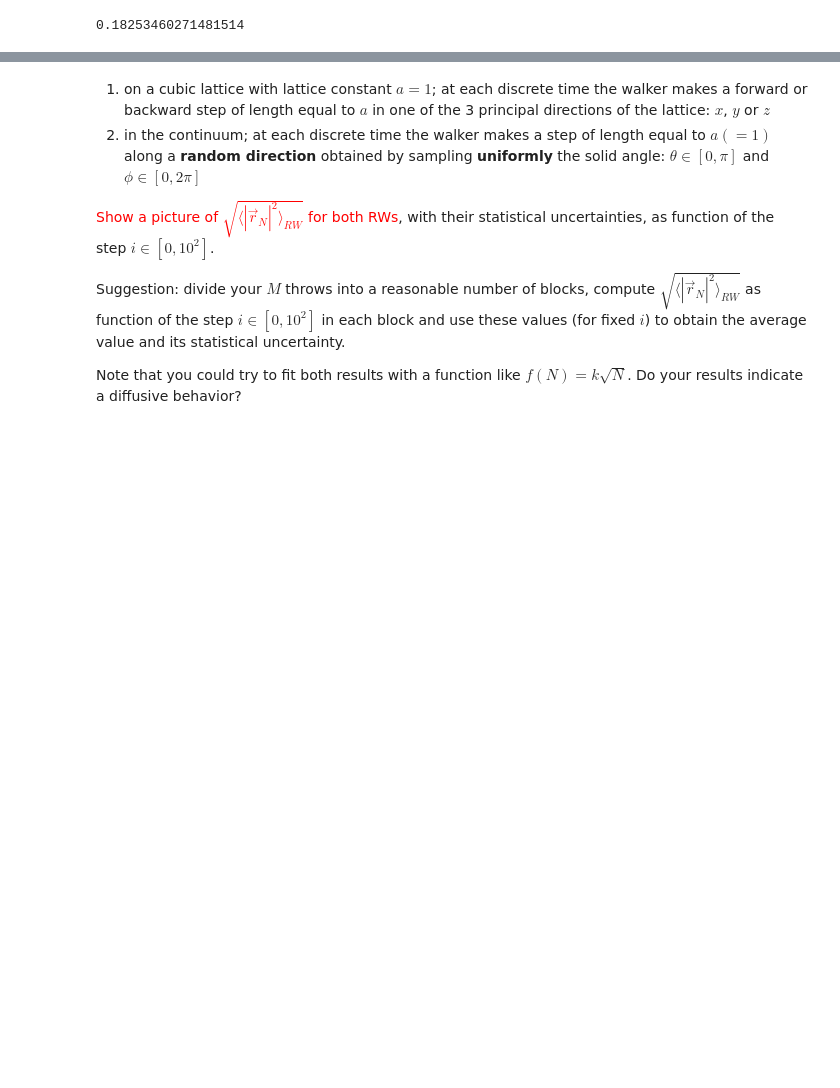
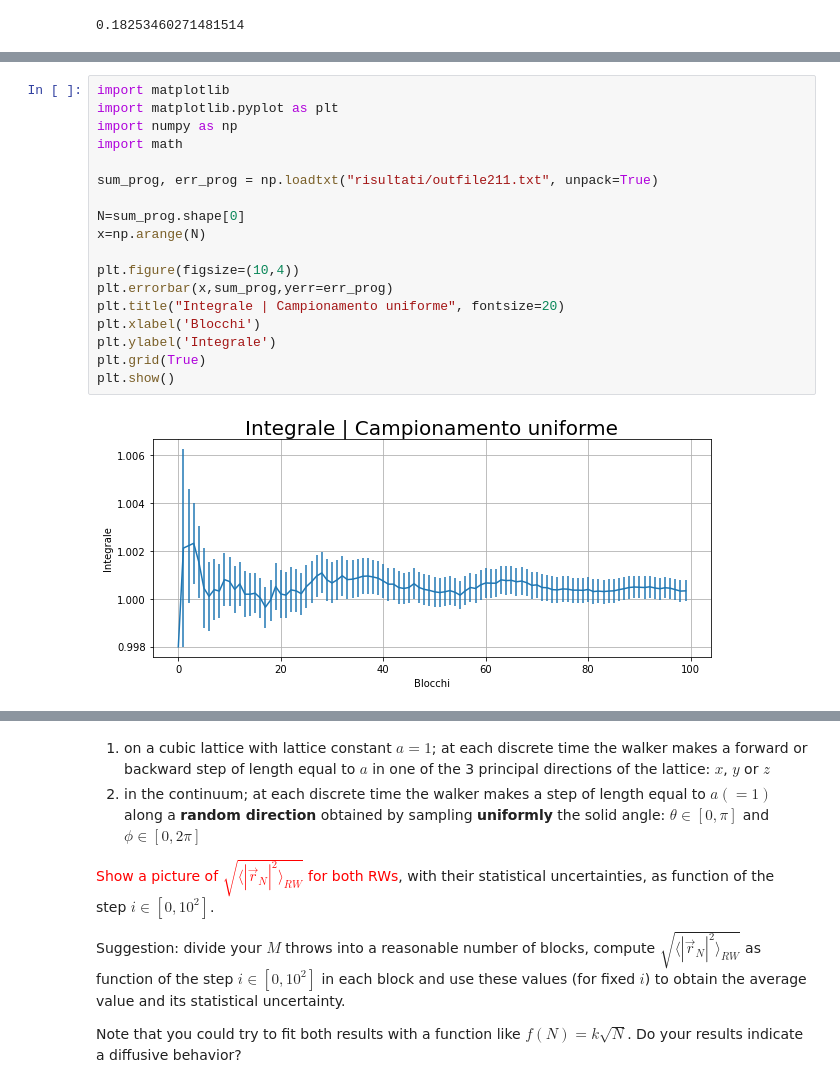
Before and after one commit to Daniele95/LSN, a Jupyter notebook: 2-randomWalk/2-randomWalk.ipynb, the cells around one changed output, grey strips where cells are left out. Drawn from its saved outputs; the diff is of its cells as text; blank space fills up the shorter version.

```diff
--- a/2-randomWalk/2-randomWalk.ipynb
+++ b/2-randomWalk/2-randomWalk.ipynb
@@ -285,0 +309,20 @@ integrale
+# %%
+import matplotlib
+import matplotlib.pyplot as plt
+import numpy as np
+import math
+
+sum_prog, err_prog = np.loadtxt("risultati/outfile211.txt", unpack=True)
+
+N=sum_prog.shape[0]
+x=np.arange(N)
+
+plt.figure(figsize=(10,4))
+plt.errorbar(x,sum_prog,yerr=err_prog)
+plt.title("Integrale | Campionamento uniforme", fontsize=20)
+plt.xlabel('Blocchi')
+plt.ylabel('Integrale')
+plt.grid(True)
+plt.show()
+# %% [output]
+[figure, added]
```
Also changed, not shown: parts of 6 cells of this notebook, 14 other files.
